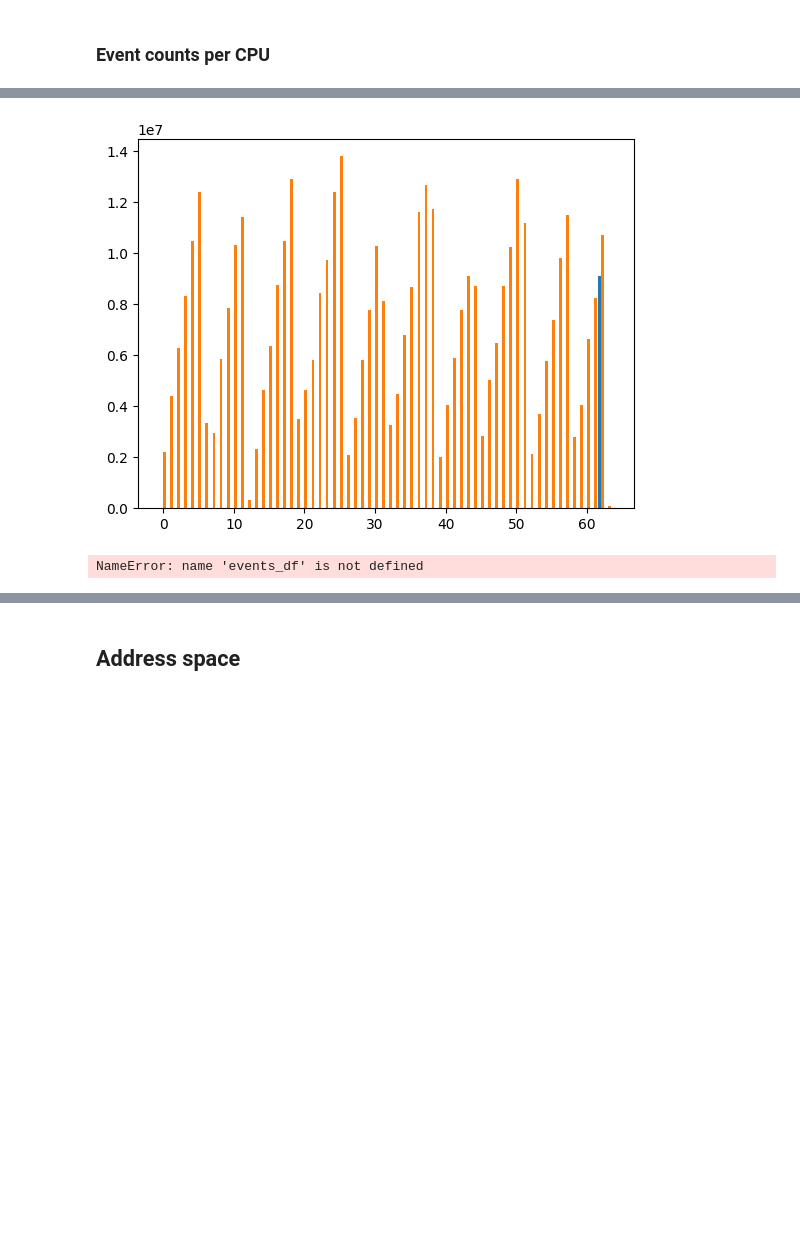
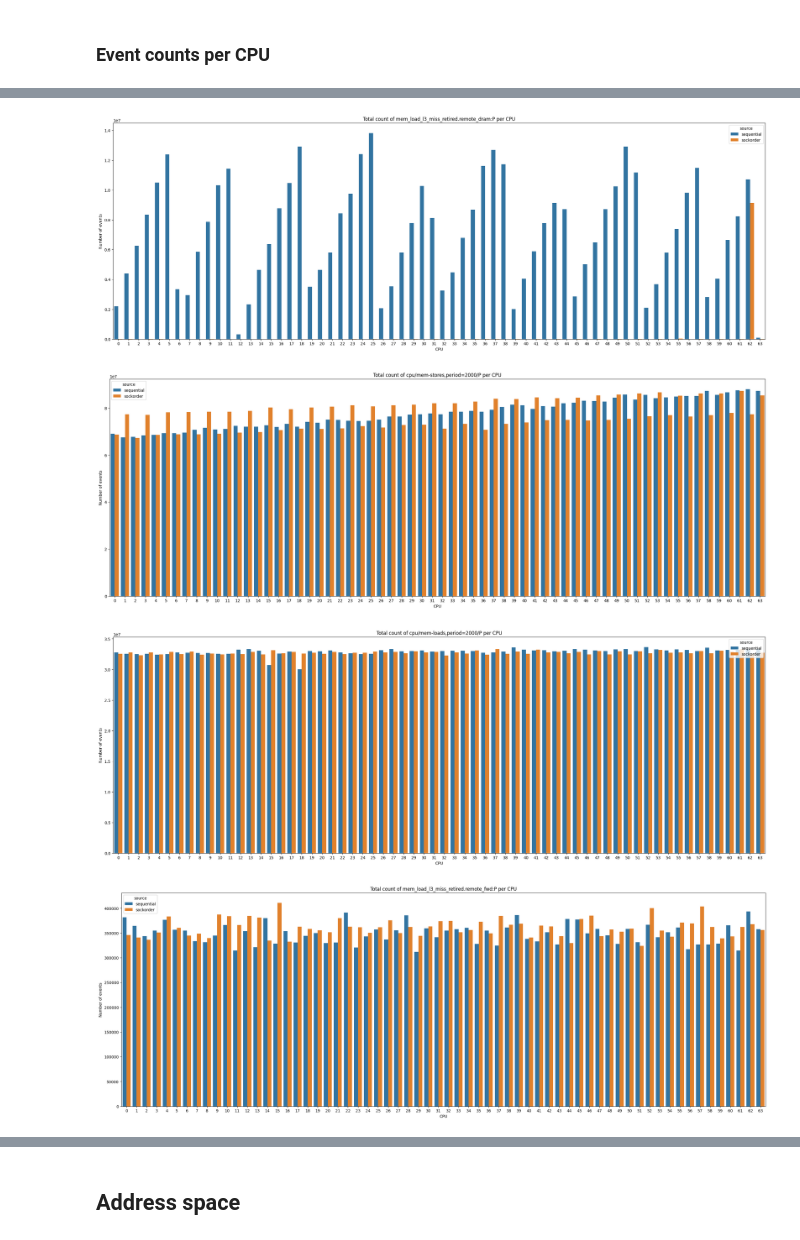
Before and after one commit to clementgd/INRIA-scripts, a Jupyter notebook: perf-mem.ipynb, the cells around one changed output, grey strips where cells are left out. Saved outputs shown, nothing was run; the diff lists cells and outputs as text; code cells hidden in the pictures; blank space fills up the shorter version.

```diff
--- a/perf-mem.ipynb
+++ b/perf-mem.ipynb
@@ -62,17 +62,17 @@ matches = re.findall(
 
 # page_size = 4096
 
-node_upper_boundaries = []
+NODE_UPPER_BOUNDARIES = []
 for m in matches:
-    if int(m[1]) > len(node_upper_boundaries):
-        node_upper_boundaries.append(int(m[0]) * PAGE_SIZE)
+    if int(m[1]) > len(NODE_UPPER_BOUNDARIES):
+        NODE_UPPER_BOUNDARIES.append(int(m[0]) * PAGE_SIZE)
 
-print(f"Node upper boundaries : {node_upper_boundaries}")
+print(f"Node upper boundaries : {NODE_UPPER_BOUNDARIES}")
 
 
 def get_node_for_physical_address(addr: int):
     boundary_idx = 0
-    while boundary_idx < len(node_upper_boundaries) and addr >= node_upper_boundaries[boundary_idx]:
+    while boundary_idx < len(NODE_UPPER_BOUNDARIES) and addr >= NODE_UPPER_BOUNDARIES[boundary_idx]:
         boundary_idx += 1
     return boundary_idx
 # %% [output]
@@ -389,3 +366,8 @@ def plot_access_locality_over_time(dfs: List[pd.DataFrame], labels: list[str], m
 plot_access_locality_over_time([sock_df, seq_df], ["sockorder", "sequential"], min_t=0.0, max_t=1.5)
 # %% [output]
 [figure]
+# %%
+df = sock_df
+intervals = [0.0, 0.1]
+i = 0
+((df['time'] >= intervals[i]) & (df['time'] < intervals[i + 1])).astype(int) * df['period']
@@ -392,18 +437,2 @@ plot_access_locality_over_time([sock_df, seq_df], ["sockorder", "sequential"], m
 # %% [markdown]
 ### Event counts per CPU
-# %%
-def plot_event_count_per_cpu(df: pd.DataFrame, event: str) :
-    filtered_df = df.loc[df['event'] == event]
-    # cpu_sorted = [i for i in range(64) if i % 2 == 0] + [i for i in range(64) if i % 2 == 1]
-    cpu_remote_l3_loads = [filtered_df.loc[filtered_df['cpuid'] == cpuid]['period'].sum() for cpuid in range(64)]
-
-    bars = plt.bar(range(len(cpu_remote_l3_loads)), cpu_remote_l3_loads, width=0.8)
-    for item in bars[::2]:
-        item.set_color('tab:orange')
-    plt.ylim(0, max(cpu_remote_l3_loads) * 1.1)
-    plt.xticks([i for i in range(65) if i % 2 == 0])
-    plt.minorticks_on()
-    plt.gcf().set_size_inches(15, 8)
-    plt.tick_params(axis='x', which='minor', bottom=False)
-    plt.title(f"Number {event} events per core\nTotal " + '{:.4e}'.format(sum(cpu_remote_l3_loads)) + "")
-    plt.show()
@@ -447,11 +446,11 @@ def plot_event_count_per_cpu(dfs: List[pd.DataFrame], names: List[str], event: s
 
     combined_df = pd.concat(dfs)
 
-    plt.figure(figsize=(10, 6))
+    plt.figure(figsize=(30, 10))
     sns.barplot(x='cpuid', y='period', hue='source', data=combined_df)
 
     # Add labels and title
     plt.xlabel('CPU')
-    plt.ylabel('Sum of Events')
-    plt.title('Sum of Events per CPU')
+    plt.ylabel('Number of events')
+    plt.title(f"Count of {event} per CPU")
     plt.show()
@@ -545,10 +457,8 @@ def plot_event_count_per_cpu(dfs: List[pd.DataFrame], event: str) :
-# %%
-plot_event_count_per_cpu([sock_df, seq_df], "mem_load_l3_miss_retired.remote_dram:P")
-# %% [output]
-[figure, removed]
 # %%
-print(events_df['event'].unique())
-for event in events_df['event'].unique() :
-    plot_event_count_per_cpu(events_df, event)
+for event in seq_df['event'].unique() :
+    plot_event_count_per_cpu([seq_df, sock_df], ["sequential", "sockorder"], event)
 # %% [output]
-NameError: name 'events_df' is not defined
+[figure, added]
+[figure, added]
+[figure, added]
+[figure, added]
```
Also changed, not shown: parts of 41 cells of this notebook.
